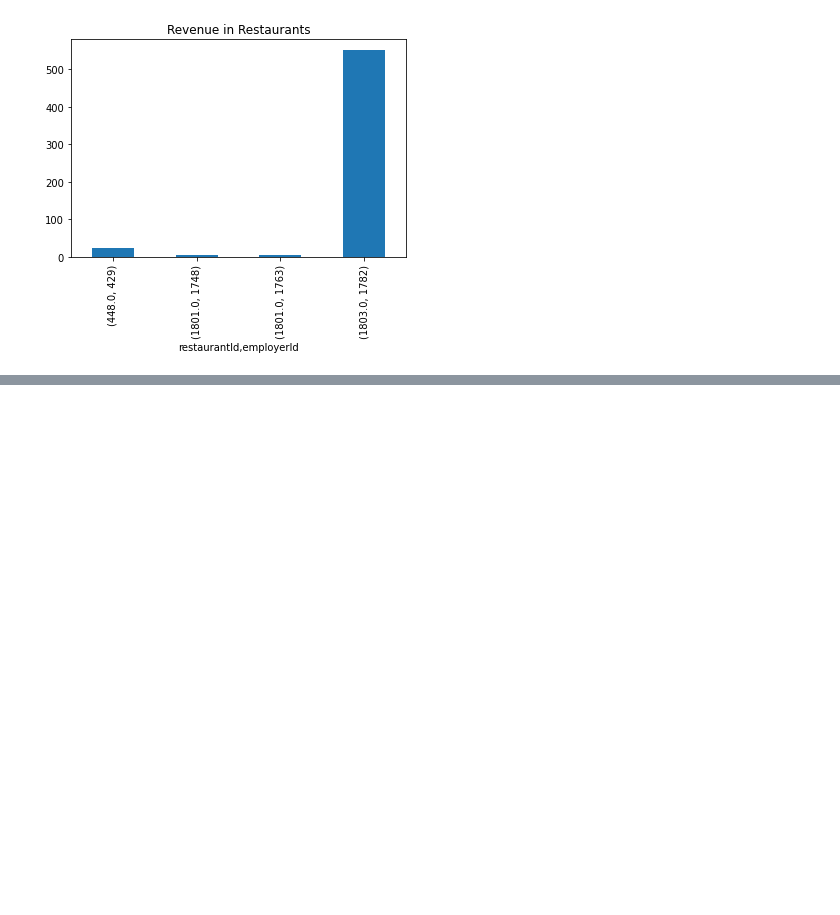
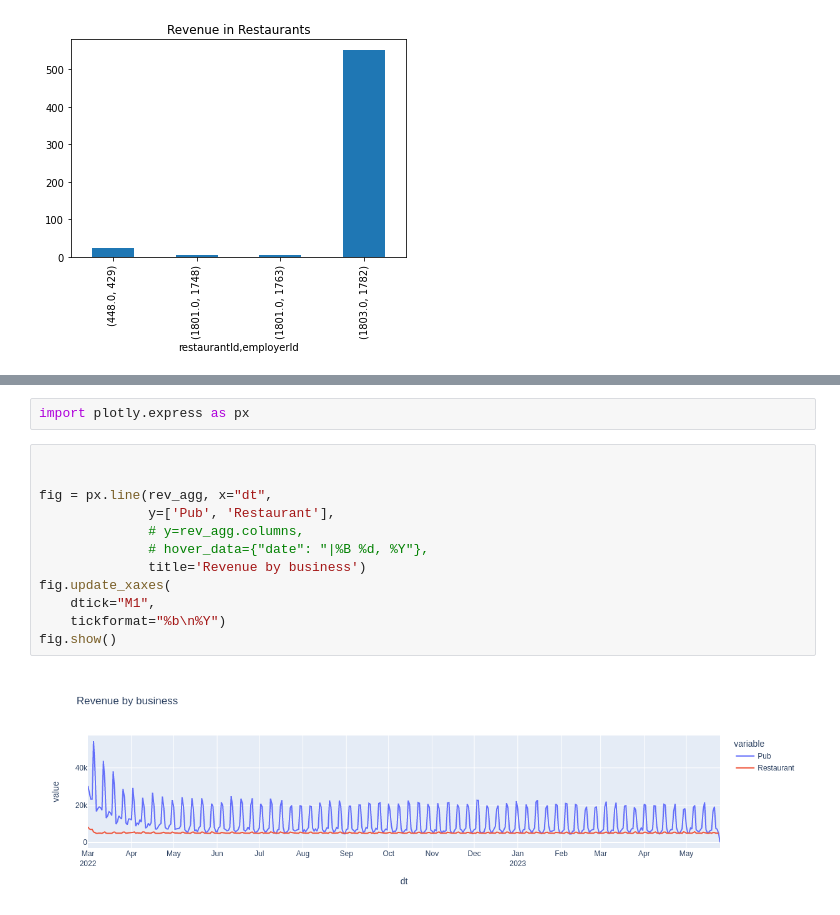
Before and after one commit to blukitas/Viz_2022_Grupo_4, a Jupyter notebook: docker/Notebooks/06.employers_patterns.ipynb, the cells around one changed output, grey strips where cells are left out. Drawn from its saved outputs; the diff is of its cells as text; blank space fills up the shorter version.

```diff
--- a/docker/Notebooks/06.employers_patterns.ipynb
+++ b/docker/Notebooks/06.employers_patterns.ipynb
@@ -423,0 +480,16 @@ AttributeError: 'Line2D' object has no property 'hue'
+# %%
+import plotly.express as px
+# %%
+
+
+fig = px.line(rev_agg, x="dt",
+              y=['Pub', 'Restaurant'],
+              # y=rev_agg.columns,
+              # hover_data={"date": "|%B %d, %Y"},
+              title='Revenue by business')
+fig.update_xaxes(
+    dtick="M1",
+    tickformat="%b\n%Y")
+fig.show()
+# %% [output]
+[figure, added]
```
Also changed, not shown: parts of 9 cells of this notebook.
